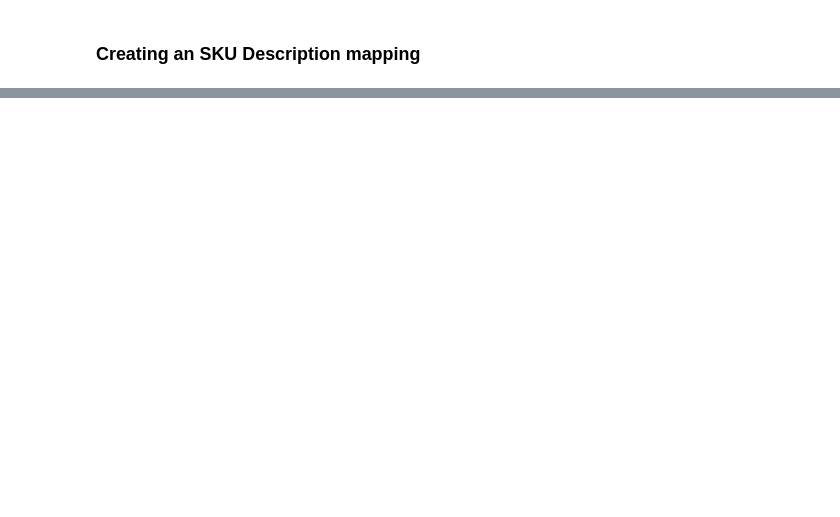
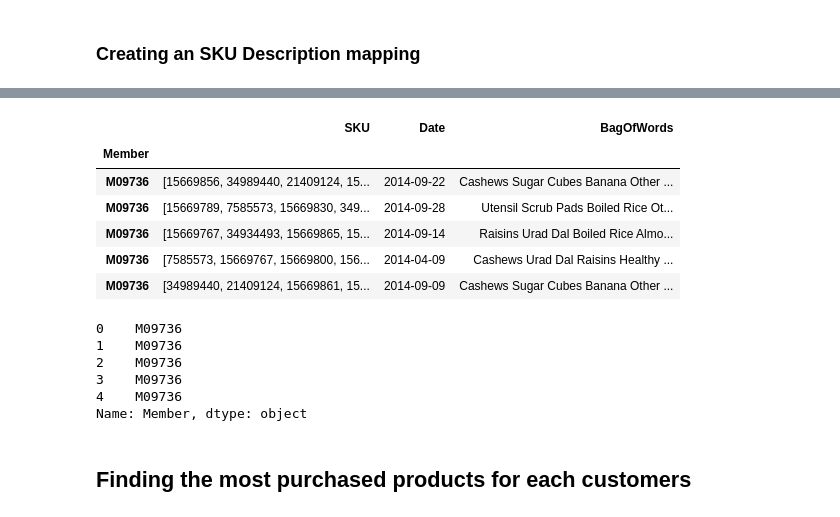
Before and after one commit to sandheepgopinath/Code-Repository, a Jupyter notebook: Machine Learning/RecommenderSystems/Big Basket/Big Basket.ipynb, the cells around one changed output, grey strips where cells are left out. Saved outputs shown, nothing was run; the diff lists cells and outputs as text; code cells hidden in the pictures; blank space fills up the shorter version.

```diff
--- a/Machine Learning/RecommenderSystems/Big Basket/Big Basket.ipynb
+++ b/Machine Learning/RecommenderSystems/Big Basket/Big Basket.ipynb
@@ -733,0 +778,25 @@ sku_dictionary={sku : bb[bb['SKU']==sku]['Description'].values[0]  for sku in un
+# %%
+sku_df.head()
+# %% [output]
+|  | SKU | Date | BagOfWords |
+| Member |  |  |  |
+| M09736 | [15669856, 34989440, 21409124, 15... | 2014-09-22 | Cashews Sugar Cubes Banana Other ... |
+| M09736 | [15669789, 7585573, 15669830, 349... | 2014-09-28 | Utensil Scrub Pads Boiled Rice Ot... |
+| M09736 | [15669767, 34934493, 15669865, 15... | 2014-09-14 | Raisins Urad Dal Boiled Rice Almo... |
+| M09736 | [7585573, 15669767, 15669800, 156... | 2014-04-09 | Cashews Urad Dal Raisins Healthy ... |
+| M09736 | [34989440, 21409124, 15669861, 15... | 2014-09-09 | Cashews Sugar Cubes Banana Other ... |
+# %%
+from sklearn.feature_extraction.text import CountVectorizer
+count=CountVectorizer()
+count_matrix=count.fit_transform(sku_df['BagOfWords'])
+
+# creating a Series for the movie titles so they are associated to an ordered numerical
+indices = pd.Series(sku_df.index)
+indices[:5]
+# %% [output]
+0    M09736
+1    M09736
+2    M09736
+3    M09736
+4    M09736
+Name: Member, dtype: object
@@ -733,0 +826,2 @@ sku_dictionary={sku : bb[bb['SKU']==sku]['Description'].values[0]  for sku in un
+# %% [markdown]
+## Finding the most purchased products for each customers
```
Also changed, not shown: parts of 43 cells of this notebook, 1 other file.
